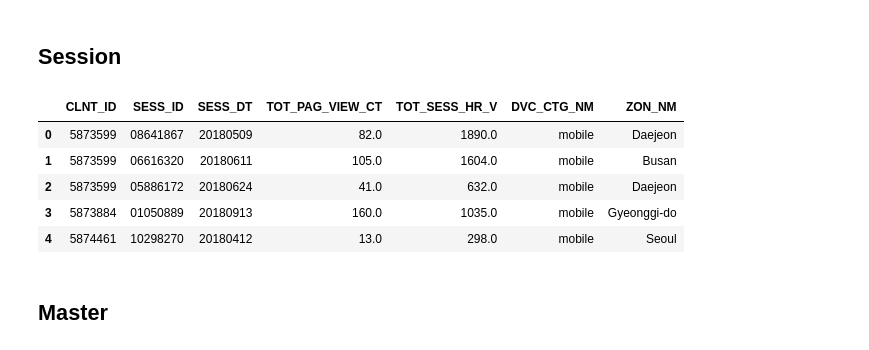
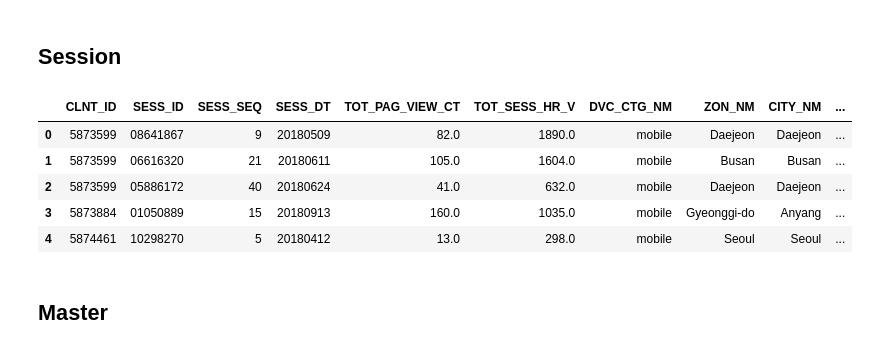
Before and after one commit to miniii222/-5th-L.point_bigdata_competiton, a Jupyter notebook: modeling/RNN_LSTM.ipynb, the cells around one changed output. Drawn from its saved outputs; the diff is of its cells as text; code cells hidden in the pictures.

```diff
--- a/modeling/RNN_LSTM.ipynb
+++ b/modeling/RNN_LSTM.ipynb
@@ -42,13 +86,12 @@ custom.head()
 # %% [markdown]
 ## Session
 # %%
-session = pd.read_csv('new_session.csv', dtype={"CLNT_ID":np.str, "SESS_ID":np.str},thousands=",",
-                     usecols=[0,1,3,4,5,6,7])
+session = pd.read_csv('new_session.csv', dtype={"CLNT_ID":np.str, "SESS_ID":np.str},thousands=",")
 session.head()
 # %% [output]
-|  | CLNT_ID | SESS_ID | SESS_DT | TOT_PAG_VIEW_CT | TOT_SESS_HR_V | DVC_CTG_NM | ZON_NM |
-| 0 | 5873599 | 08641867 | 20180509 | 82.0 | 1890.0 | mobile | Daejeon |
-| 1 | 5873599 | 06616320 | 20180611 | 105.0 | 1604.0 | mobile | Busan |
-| 2 | 5873599 | 05886172 | 20180624 | 41.0 | 632.0 | mobile | Daejeon |
-| 3 | 5873884 | 01050889 | 20180913 | 160.0 | 1035.0 | mobile | Gyeonggi-do |
-| 4 | 5874461 | 10298270 | 20180412 | 13.0 | 298.0 | mobile | Seoul |
+|  | CLNT_ID | SESS_ID | SESS_SEQ | SESS_DT | TOT_PAG_VIEW_CT | TOT_SESS_HR_V | DVC_CTG_NM | ZON_NM | CITY_NM | ... |
+| 0 | 5873599 | 08641867 | 9 | 20180509 | 82.0 | 1890.0 | mobile | Daejeon | Daejeon | ... |
+| 1 | 5873599 | 06616320 | 21 | 20180611 | 105.0 | 1604.0 | mobile | Busan | Busan | ... |
+| 2 | 5873599 | 05886172 | 40 | 20180624 | 41.0 | 632.0 | mobile | Daejeon | Daejeon | ... |
+| 3 | 5873884 | 01050889 | 15 | 20180913 | 160.0 | 1035.0 | mobile | Gyeonggi-do | Anyang | ... |
+| 4 | 5874461 | 10298270 | 5 | 20180412 | 13.0 | 298.0 | mobile | Seoul | Seoul | ... |
```
Also changed, not shown: parts of 77 cells of this notebook.
